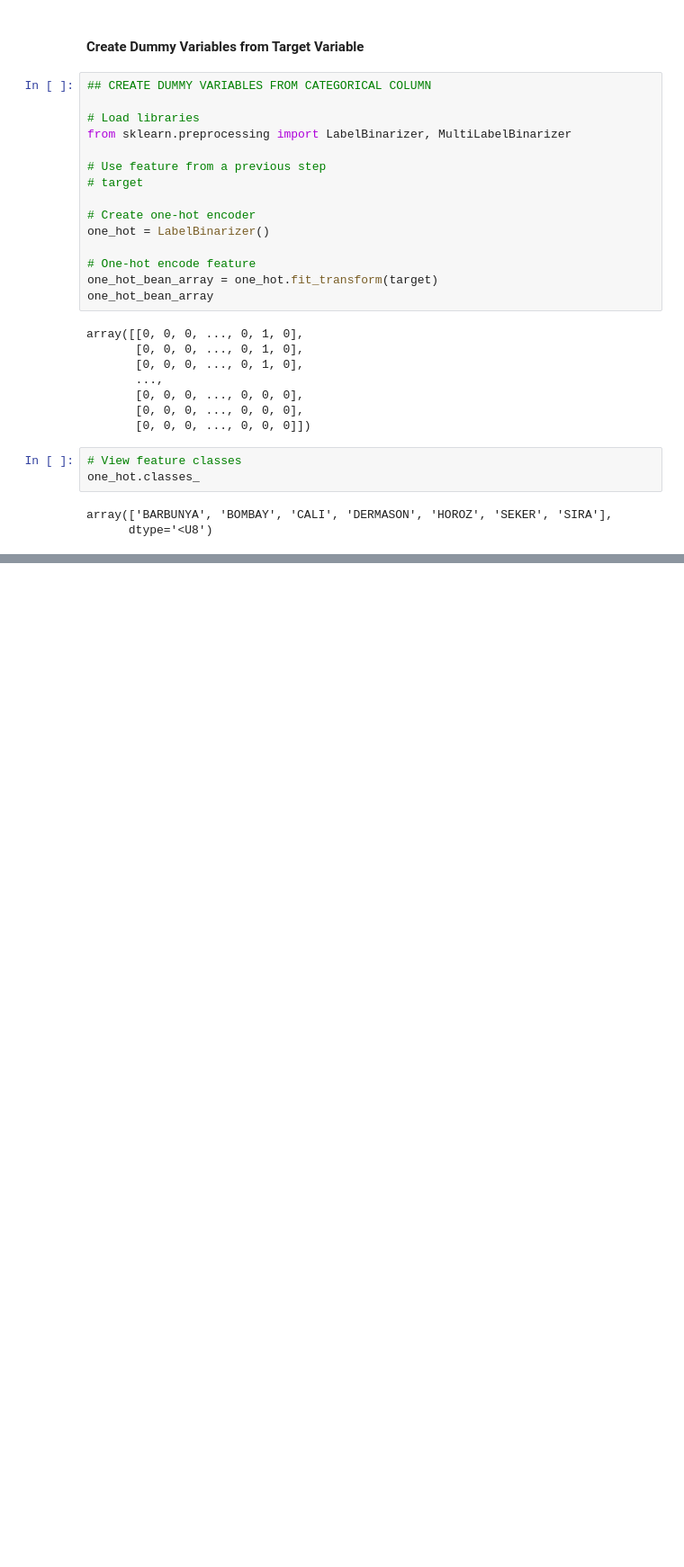
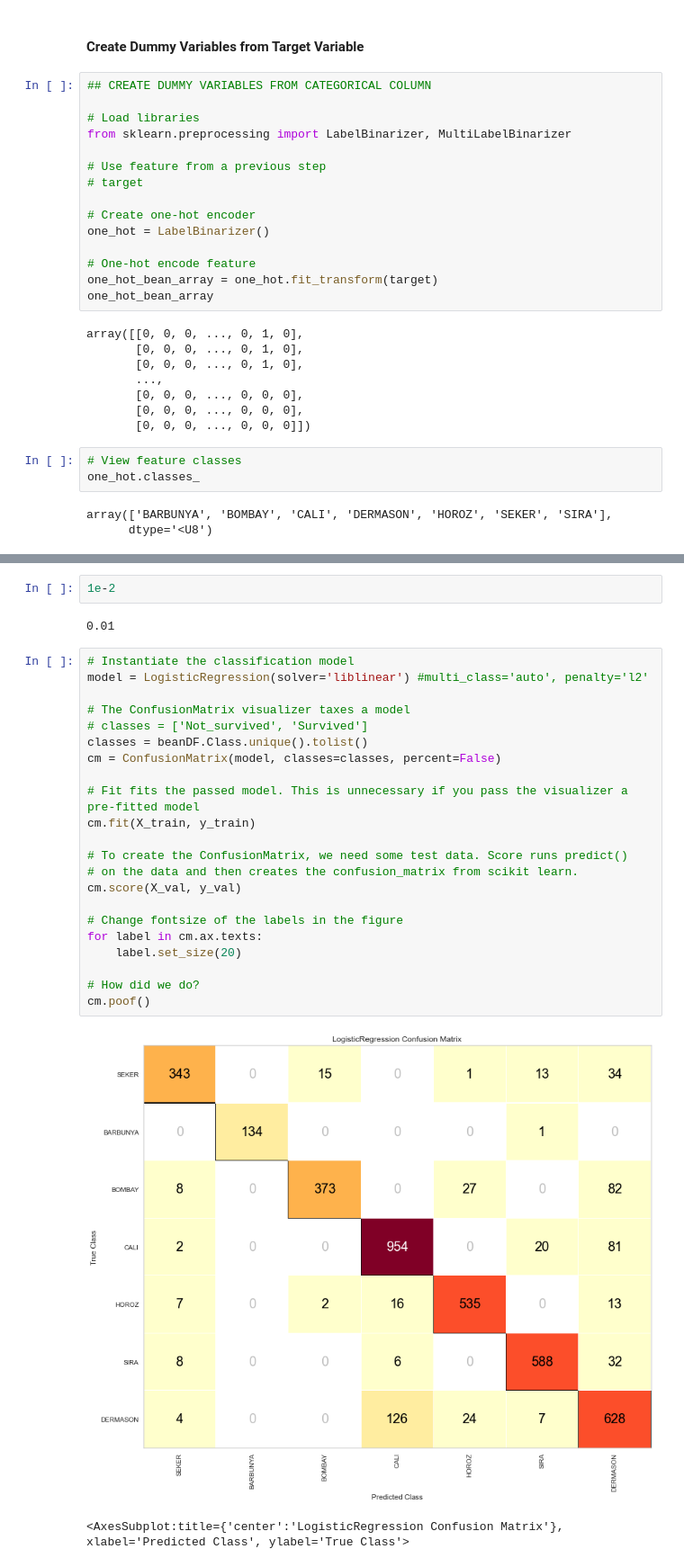
Before and after one commit to ScottBreitbach/DSC550, a Jupyter notebook: FinalProject/M3_test.ipynb, the cells around one changed output, grey strips where cells are left out. Shown at 90% size. Drawn from its saved outputs; the diff is of its cells as text; blank space fills up the shorter version.

```diff
--- a/FinalProject/M3_test.ipynb
+++ b/FinalProject/M3_test.ipynb
@@ -551,0 +599,29 @@ array(['BARBUNYA', 'BOMBAY', 'CALI', 'DERMASON', 'HOROZ', 'SEKER', 'SIRA'],
+# %%
+1e-2
+# %% [output]
+0.01
+# %%
+# Instantiate the classification model
+model = LogisticRegression(solver='liblinear') #multi_class='auto', penalty='l2'
+
+# The ConfusionMatrix visualizer taxes a model
+# classes = ['Not_survived', 'Survived']
+classes = beanDF.Class.unique().tolist()
+cm = ConfusionMatrix(model, classes=classes, percent=False)
+
+# Fit fits the passed model. This is unnecessary if you pass the visualizer a pre-fitted model
+cm.fit(X_train, y_train)
+
+# To create the ConfusionMatrix, we need some test data. Score runs predict()
+# on the data and then creates the confusion_matrix from scikit learn.
+cm.score(X_val, y_val)
+
+# Change fontsize of the labels in the figure
+for label in cm.ax.texts:
+    label.set_size(20)
+
+# How did we do?
+cm.poof()
+# %% [output]
+[figure, added]
+<AxesSubplot:title={'center':'LogisticRegression Confusion Matrix'}, xlabel='Predicted Class', ylabel='True Class'>
```
Also changed, not shown: parts of 7 cells of this notebook.
